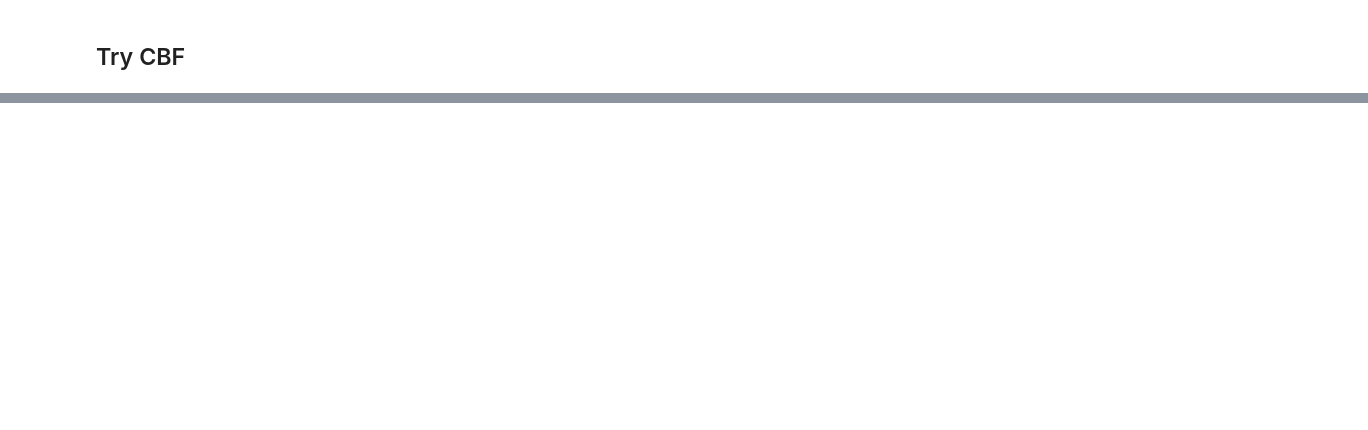
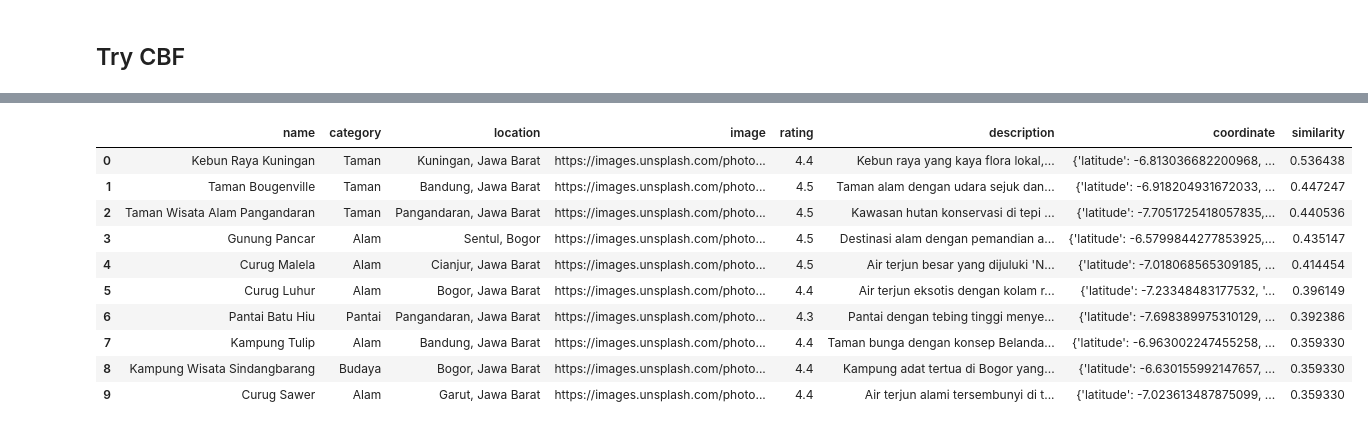
Before and after one commit to CultureConnect-team/CultureConnect-ml, a Jupyter notebook: CBF_System.ipynb, the cells around one changed output, grey strips where cells are left out. Saved outputs shown, nothing was run; the diff lists cells and outputs as text; code cells hidden in the pictures; blank space fills up the shorter version.

```diff
--- a/CBF_System.ipynb
+++ b/CBF_System.ipynb
@@ -288,3 +232,35 @@ def rekomendasi(preferensi_nama=None, preferensi_kategori=None, df=None, tfidf_m
+# %%
+def rekomendasi_tempat_multi(preferensi_kategori_list, deskripsi_user="", rating_user=4.5, top_k=5):
+    if len(preferensi_kategori_list) < 3:
+        raise ValueError("Minimal 3 kategori harus dipilih.")
+
+    vectors = []
+    for kategori in preferensi_kategori_list:
+        input_df = pd.DataFrame([{
+            "category": kategori,
+            "description": deskripsi_user,
+            "rating": rating_user
+        }])
+        vector = preprocessor.transform(input_df).toarray()  # Konversi ke dense array
+        vectors.append(vector)
+
+    avg_vector = np.mean(vectors, axis=0)
+    distances, indices = knn_model.kneighbors(avg_vector, n_neighbors=top_k)
+
+    rekomendasi = []
+    for idx, dist in zip(indices[0], distances[0]):
+        rekomendasi.append({
+            "name": new_wisata.iloc[idx]["name"],
+            "category": new_wisata.iloc[idx]["category"],
+            "location": new_wisata.iloc[idx]["location"],
+            "image": new_wisata.iloc[idx]["image"],
+            "rating": new_wisata.iloc[idx]["rating"],
+            "description": new_wisata.iloc[idx]["description"],
+            "coordinate": new_wisata.iloc[idx]["coordinate"],
+            "similarity": 1 - dist
+        })
+
+    return pd.DataFrame(rekomendasi)
 # %% [markdown]
 ## Try CBF
 # %%
@@ -316,0 +283,8 @@ hasil
+# %%
+# Contoh input
+kategori_list = new_wisata["category"].unique()
+for i in kategori_list:
+    print(i)
+kategori_input = input("Masukkan minimal 3 kategori, pisahkan dengan koma: ")
+kategori_user = [k.strip() for k in kategori_input.split(",") if k.strip()]
+deskripsi_user = input("Masukan deskripsi tempat yang kamu suka")
@@ -316,0 +305,15 @@ hasil
+# %%
+# Jalankan fungsi rekomendasi
+rekomendasi_tempat_multi(kategori_user, deskripsi_user, top_k=10)
+# %% [output]
+|  | name | category | location | image | rating | description | coordinate | similarity |
+| 0 | Kebun Raya Kuningan | Taman | Kuningan, Jawa Barat | https://images.unsplash.com/photo... | 4.4 | Kebun raya yang kaya flora lokal,... | {'latitude': -6.813036682200968, ... | 0.536438 |
+| 1 | Taman Bougenville | Taman | Bandung, Jawa Barat | https://images.unsplash.com/photo... | 4.5 | Taman alam dengan udara sejuk dan... | {'latitude': -6.918204931672033, ... | 0.447247 |
+| 2 | Taman Wisata Alam Pangandaran | Taman | Pangandaran, Jawa Barat | https://images.unsplash.com/photo... | 4.5 | Kawasan hutan konservasi di tepi ... | {'latitude': -7.7051725418057835,... | 0.440536 |
+| 3 | Gunung Pancar | Alam | Sentul, Bogor | https://images.unsplash.com/photo... | 4.5 | Destinasi alam dengan pemandian a... | {'latitude': -6.5799844277853925,... | 0.435147 |
+| 4 | Curug Malela | Alam | Cianjur, Jawa Barat | https://images.unsplash.com/photo... | 4.5 | Air terjun besar yang dijuluki 'N... | {'latitude': -7.018068565309185, ... | 0.414454 |
+| 5 | Curug Luhur | Alam | Bogor, Jawa Barat | https://images.unsplash.com/photo... | 4.4 | Air terjun eksotis dengan kolam r... | {'latitude': -7.23348483177532, '... | 0.396149 |
+| 6 | Pantai Batu Hiu | Pantai | Pangandaran, Jawa Barat | https://images.unsplash.com/photo... | 4.3 | Pantai dengan tebing tinggi menye... | {'latitude': -7.698389975310129, ... | 0.392386 |
+| 7 | Kampung Tulip | Alam | Bandung, Jawa Barat | https://images.unsplash.com/photo... | 4.4 | Taman bunga dengan konsep Belanda... | {'latitude': -6.963002247455258, ... | 0.359330 |
+| 8 | Kampung Wisata Sindangbarang | Budaya | Bogor, Jawa Barat | https://images.unsplash.com/photo... | 4.4 | Kampung adat tertua di Bogor yang... | {'latitude': -6.630155992147657, ... | 0.359330 |
+| 9 | Curug Sawer | Alam | Garut, Jawa Barat | https://images.unsplash.com/photo... | 4.4 | Air terjun alami tersembunyi di t... | {'latitude': -7.023613487875099, ... | 0.359330 |
```
Also changed, not shown: parts of 13 cells of this notebook.
